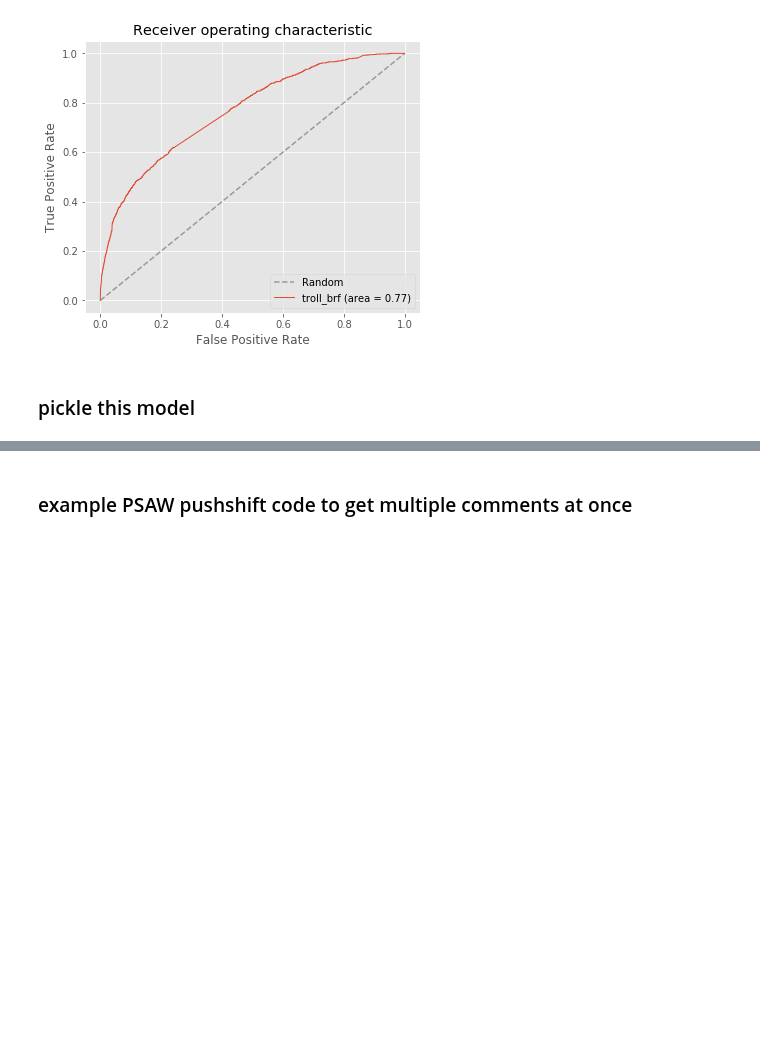
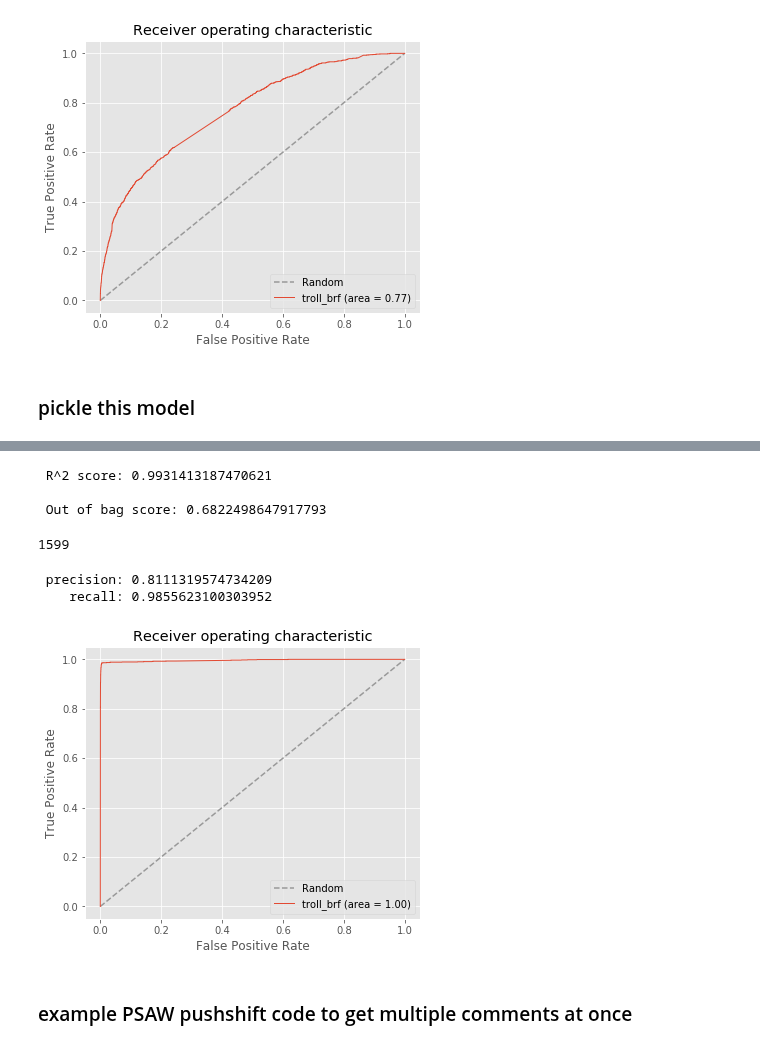
Before and after one commit to cfdv/troll_classifier, a Jupyter notebook: unique_authors_in_comments.ipynb, the cells around one changed output, grey strips where cells are left out. Drawn from its saved outputs; the diff is of its cells as text; code cells hidden in the pictures; blank space fills up the shorter version.

Commit message:
adding user_age is leakage, sadly

```diff
--- a/unique_authors_in_comments.ipynb
+++ b/unique_authors_in_comments.ipynb
@@ -792,0 +799,29 @@ with open(filename, 'wb') as fp:
+# %%
+comms['user_age'] = comms['created_utc'] - comms['author_created_utc']
+# %%
+# just to be certain, I re-split/tfidf/values and y_train, using the same random state to reset the training and test data
+# e.g.
+#     X_train_corp, X_test_corp, y_train, y_test = train_test_split(
+#             corpus, comms['troll?'], test_size=0.2, random_state=30, shuffle=True)
+
+#     n_features = 5000
+
+#     tfidf_vectorizer = TfidfVectorizer(max_df=0.95, min_df=2,
+#                                        max_features=n_features,
+#                                        stop_words='english')
+
+#     t0 = time.time()
+#     X_train_tfidf = tfidf_vectorizer.fit_transform(X_train_corp)
+#     print("done in %0.3fs." % (time.time() - t0))
+
+#     X_test_tfidf = tfidf_vectorizer.transform(X_test_corp)
+
+#     X_train = X_train_tfidf.toarray()
+#     X_test = X_test_tfidf.toarray()
+# update the feature matrix
+cols_to_add = ['controversiality', 'score', 'norm_depth', 'user_age']
+Xcsdu_train = np.hstack([X_train, comms[cols_to_add].fillna(0).values[y_train.index]])
+Xcsdu_test = np.hstack([X_test, comms[cols_to_add].fillna(0).values[y_test.index]])
+# %%
+brf = BalancedRandomForestClassifier(**model_param, class_weight='balanced_subsample')
+brf.fit(Xcsdu_train, y_train)
@@ -793,3 +839,26 @@ with open(filename, 'wb') as fp:
+# %%
+# measure accuracy
+print("\n R^2 score:", brf.score(Xcsdu_test, y_test))
+print(f'\n Out of bag score: {brf.oob_score_}')
+y_predict = brf.predict(Xcsdu_test)
+np.sum(y_predict)
+# %% [output]
+ R^2 score: 0.9931413187470621
+
+ Out of bag score: 0.6822498647917793
+1599
+# %%
+print("\n precision:", precision_score(y_test, y_predict))
+print("    recall:", recall_score(y_test, y_predict))
+# %% [output]
+ precision: 0.8111319574734209
+    recall: 0.9855623100303952
+# %%
+# using the depth added about 5% to auc
+fig, ax = plt.subplots(1, figsize=(6, 5))
+plot_roc_nofit(ax, Xcsdu_test, y_test, brf, 'troll_brf')
+# %% [output]
+[figure, added]
 # %%
 # fit the model
 brf = BalancedRandomForestClassifier(**model_param, class_weight='balanced_subsample')
```
Also changed, not shown: parts of 5 cells of this notebook.
